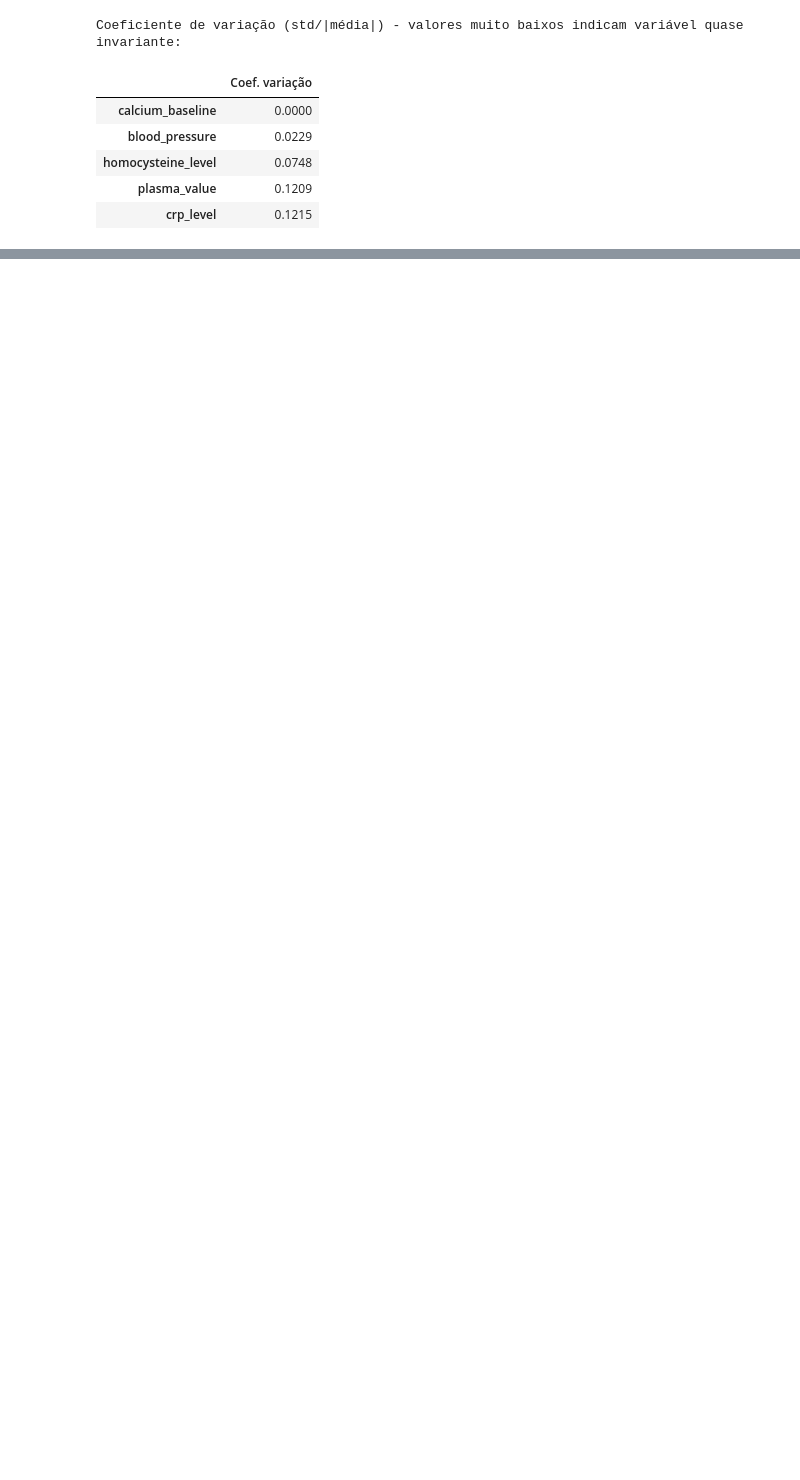
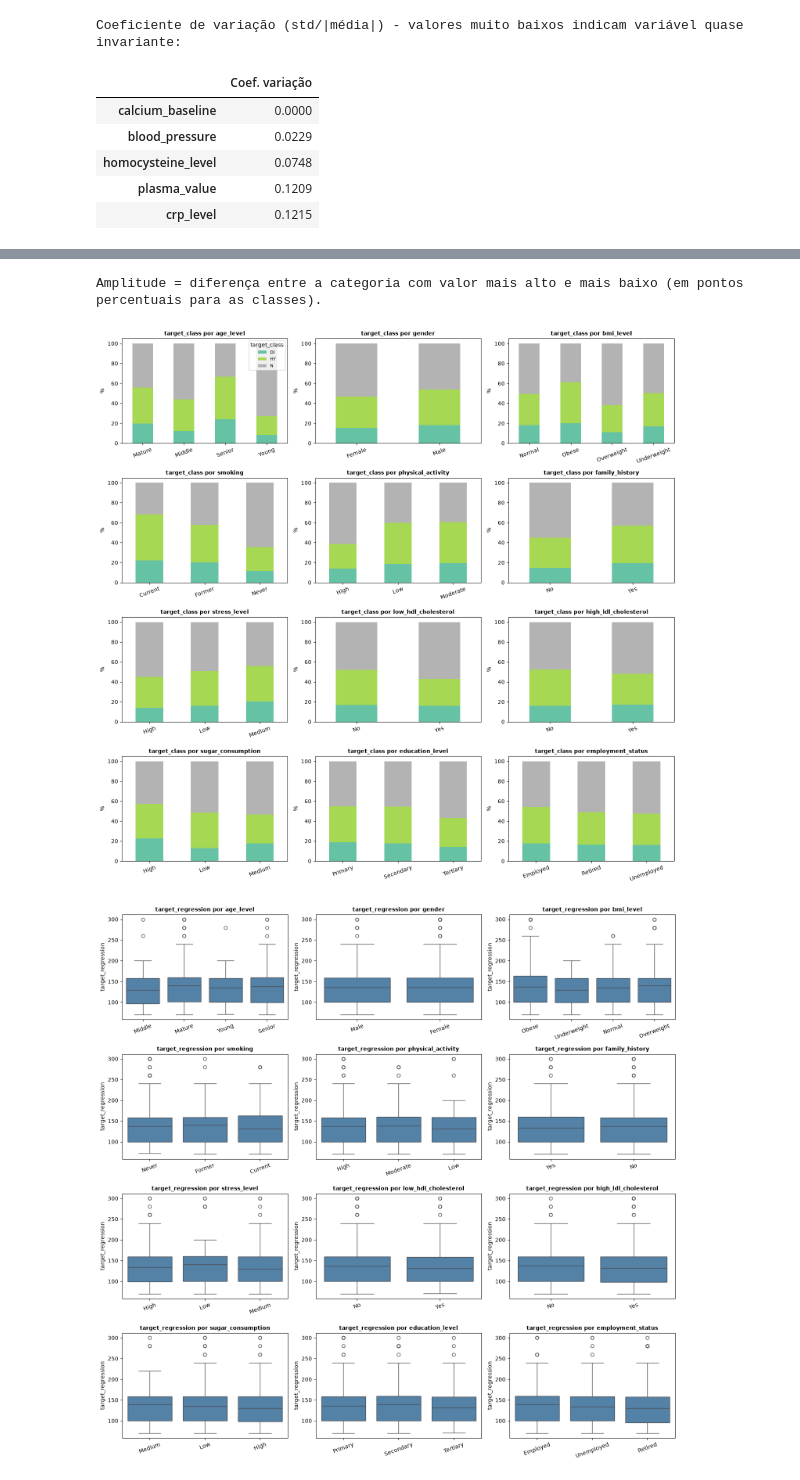
Before and after one commit to GabrielaRibeiroISEP/APRAU, a Jupyter notebook: task1.ipynb, the cells around one changed output, grey strips where cells are left out. Saved outputs shown, nothing was run; the diff lists cells and outputs as text; code cells hidden in the pictures; blank space fills up the shorter version.

```diff
--- a/task1.ipynb
+++ b/task1.ipynb
@@ -1437,0 +1357,50 @@ Valores de target_regression acima de 200 (possíveis outliers):
+# %%
+# ============================================================
+# 21. BIVARIATE ANALYSIS - CATEGORICAL FEATURES vs TARGETS
+# ============================================================
+# target_class: proporção de cada classe em cada categoria. target_regression: média por categoria.
+cat_feats = [c for c in categorical_all if c != "target_class"]
+
+rows = []
+for col in cat_feats:
+    props = pd.crosstab(df[col], df["target_class"], normalize="index")
+    reg_means = df.groupby(col)["target_regression"].mean()
+    row = {"Feature": col}
+    for k in classes:
+        row[f"amplitude % {k}"] = (props[k].max() - props[k].min()) * 100
+    row["amplitude média reg"] = reg_means.max() - reg_means.min()
+    rows.append(row)
+
+cat_summary = pd.DataFrame(rows).set_index("Feature")
+display(cat_summary.sort_values("amplitude % DI", ascending=False).round(2))
+print("Amplitude = diferença entre a categoria com valor mais alto e mais baixo (em pontos percentuais para as classes).")
+
+n_cols = 3
+n_rows = math.ceil(len(cat_feats) / n_cols)
+
+fig, axes = plt.subplots(n_rows, n_cols, figsize=(n_cols * 5, n_rows * 3.6))
+axes = axes.flatten()
+for ax, col in zip(axes, cat_feats):
+    pd.crosstab(df[col], df["target_class"], normalize="index")[classes].mul(100).plot.bar(
+        stacked=True, ax=ax, colormap="Set2", legend=False, rot=20)
+    ax.set_title(f"target_class por {col}", fontsize=10, fontweight="bold")
+    ax.set_xlabel("")
+    ax.set_ylabel("%")
+for ax in axes[len(cat_feats):]:
+    fig.delaxes(ax)
+axes[0].legend(title="target_class", fontsize=8)
+plt.tight_layout()
+plt.show()
+
+fig, axes = plt.subplots(n_rows, n_cols, figsize=(n_cols * 5, n_rows * 3.6))
+axes = axes.flatten()
+for ax, col in zip(axes, cat_feats):
+    sns.boxplot(data=df, x=col, y="target_regression", color="steelblue", ax=ax)
+    ax.set_title(f"target_regression por {col}", fontsize=10, fontweight="bold")
+    ax.set_xlabel("")
+    ax.tick_params(axis="x", rotation=20)
+for ax in axes[len(cat_feats):]:
+    fig.delaxes(ax)
+plt.tight_layout()
+plt.show()
+# %% [output]
@@ -1437,0 +1421,3 @@ Valores de target_regression acima de 200 (possíveis outliers):
+Amplitude = diferença entre a categoria com valor mais alto e mais baixo (em pontos percentuais para as classes).
+[figure, added]
+[figure, added]
```
Also changed, not shown: parts of 11 cells of this notebook, 1 other file.
